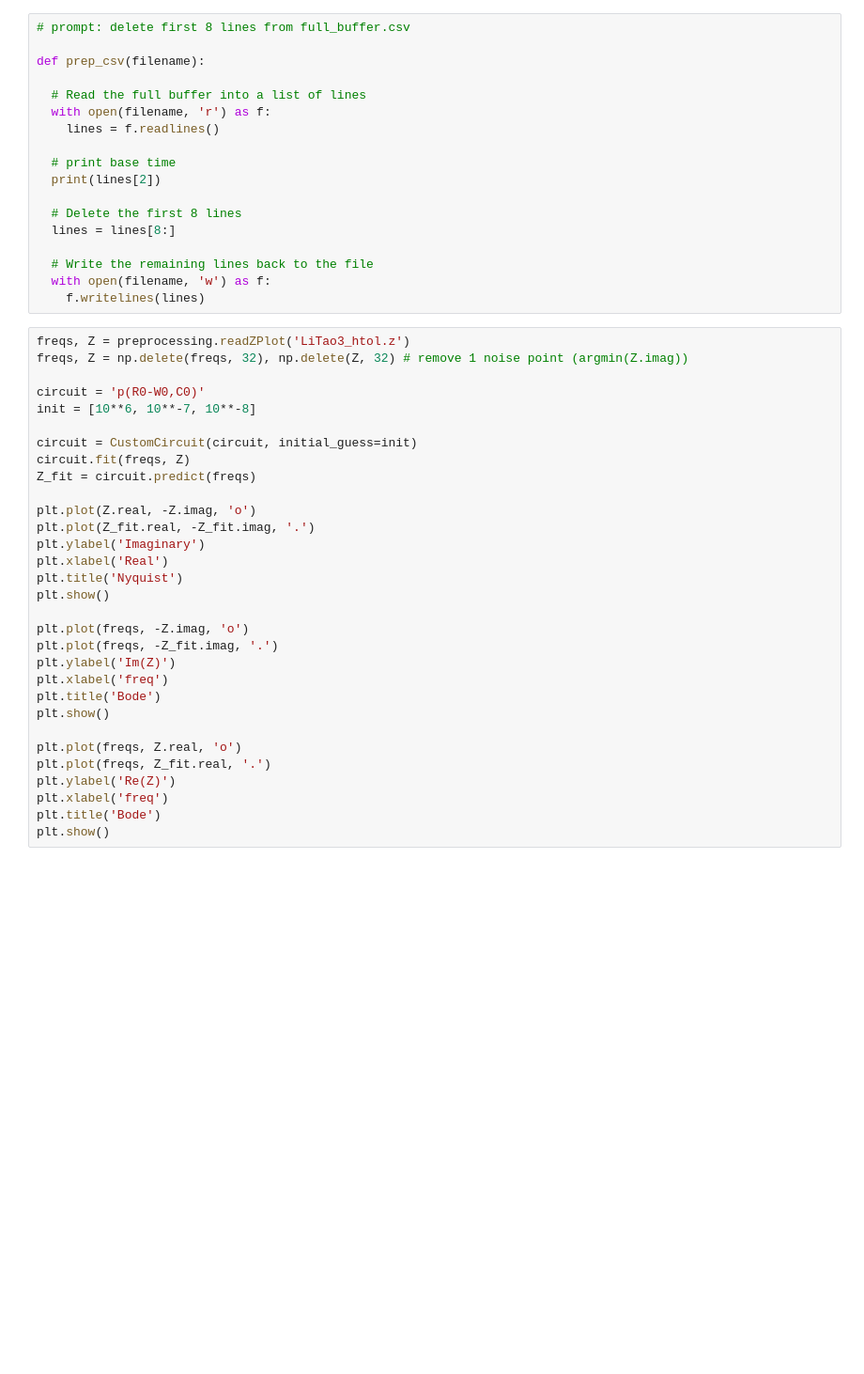
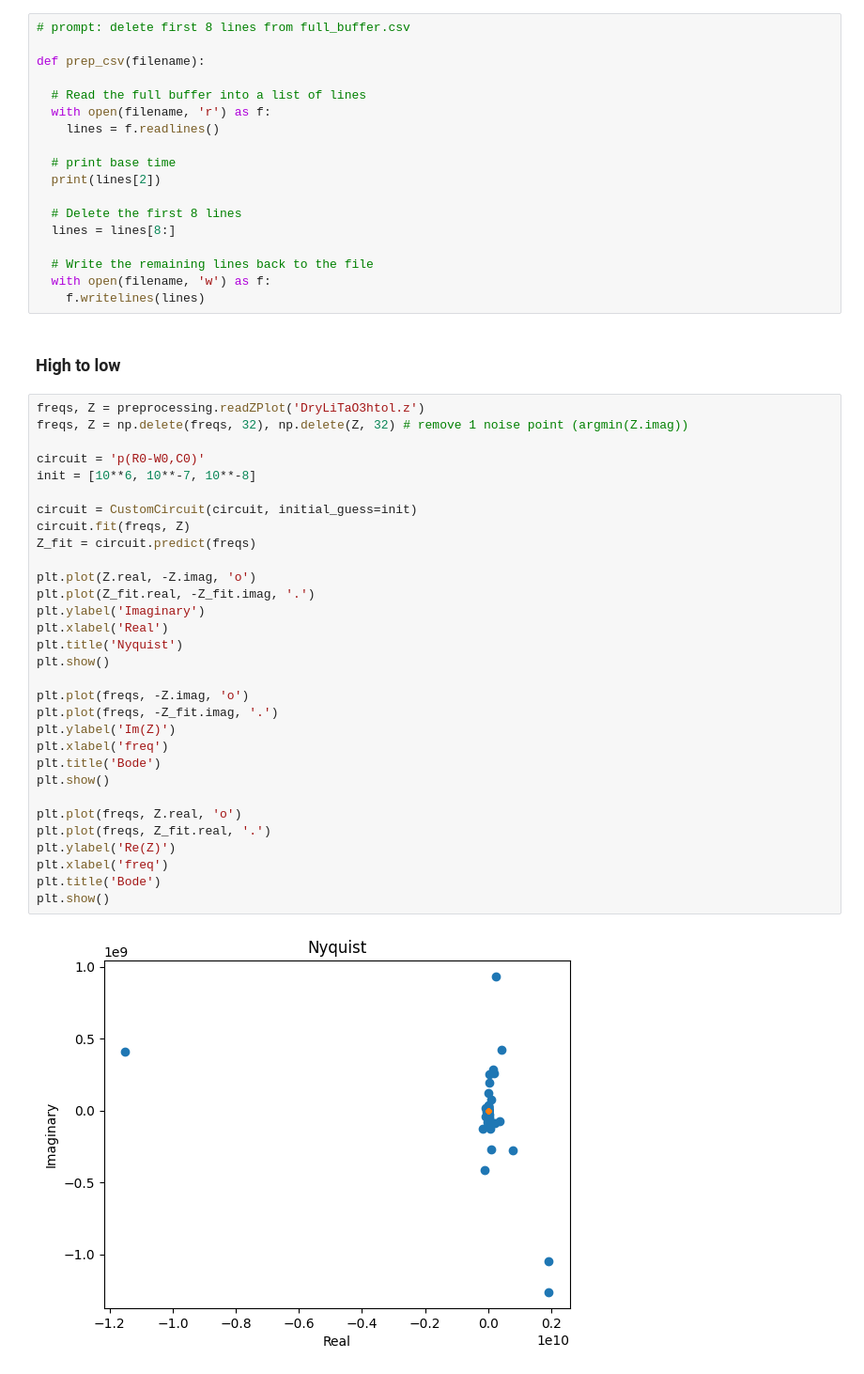
Before and after one commit to beepmo/gator, a Jupyter notebook: data/06-27/litao3_gating.ipynb, the cells around one changed output. Shown at 94% size. Saved outputs shown, nothing was run; the diff lists cells and outputs as text; blank space fills up the shorter version.

```diff
--- a/data/06-27/litao3_gating.ipynb
+++ b/data/06-27/litao3_gating.ipynb
@@ -48,34 +52,38 @@ def prep_csv(filename):
   # Write the remaining lines back to the file
   with open(filename, 'w') as f:
     f.writelines(lines)
+# %% [markdown]
+### High to low
 # %%
-freqs, Z = preprocessing.readZPlot('LiTao3_htol.z')
+freqs, Z = preprocessing.readZPlot('DryLiTaO3htol.z')
 freqs, Z = np.delete(freqs, 32), np.delete(Z, 32) # remove 1 noise point (argmin(Z.imag))
 
 circuit = 'p(R0-W0,C0)'
 init = [10**6, 10**-7, 10**-8]
 
 circuit = CustomCircuit(circuit, initial_guess=init)
 circuit.fit(freqs, Z)
 Z_fit = circuit.predict(freqs)
 
 plt.plot(Z.real, -Z.imag, 'o')
 plt.plot(Z_fit.real, -Z_fit.imag, '.')
 plt.ylabel('Imaginary')
 plt.xlabel('Real')
 plt.title('Nyquist')
 plt.show()
 
 plt.plot(freqs, -Z.imag, 'o')
 plt.plot(freqs, -Z_fit.imag, '.')
 plt.ylabel('Im(Z)')
 plt.xlabel('freq')
 plt.title('Bode')
 plt.show()
 
 plt.plot(freqs, Z.real, 'o')
 plt.plot(freqs, Z_fit.real, '.')
 plt.ylabel('Re(Z)')
 plt.xlabel('freq')
 plt.title('Bode')
 plt.show()
+# %% [output]
+[figure, added]
```
Also changed, not shown: parts of 6 cells of this notebook.
